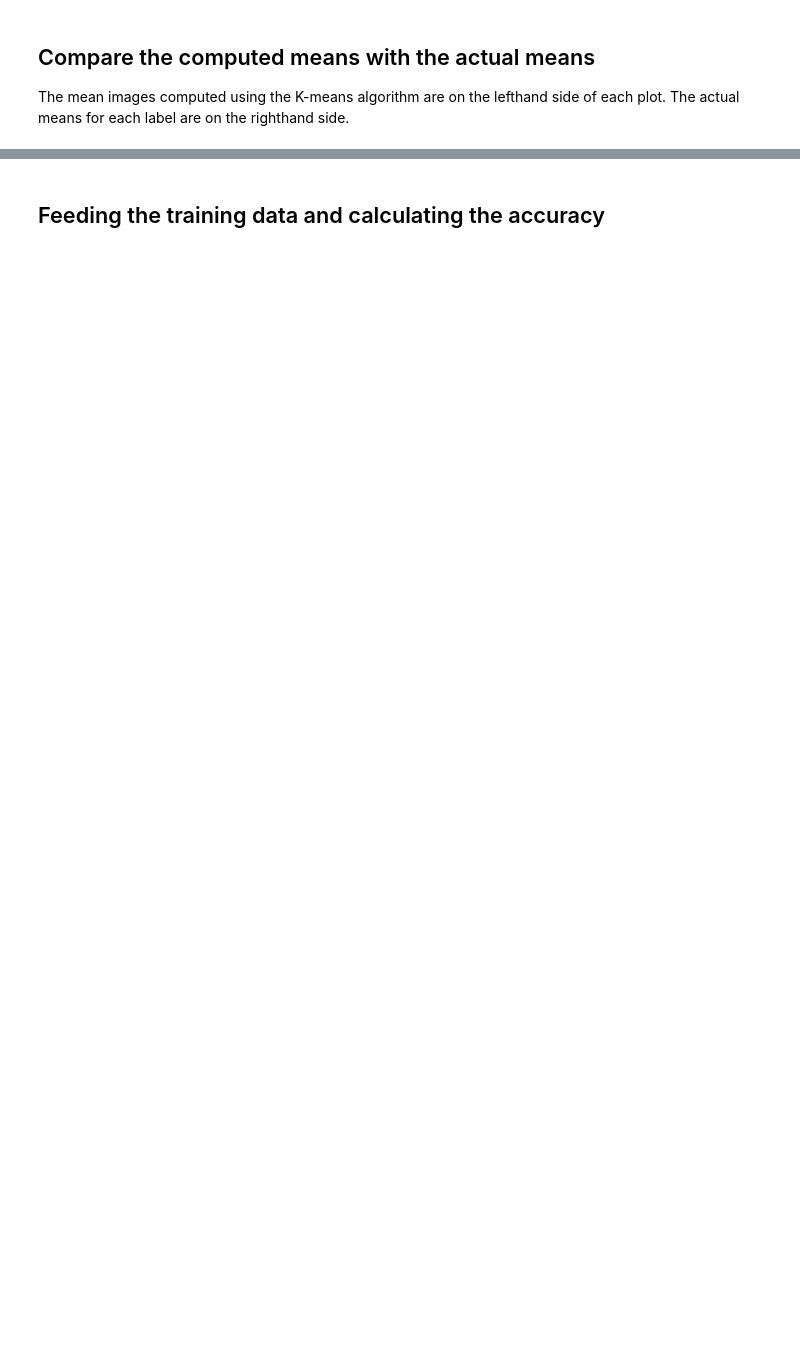
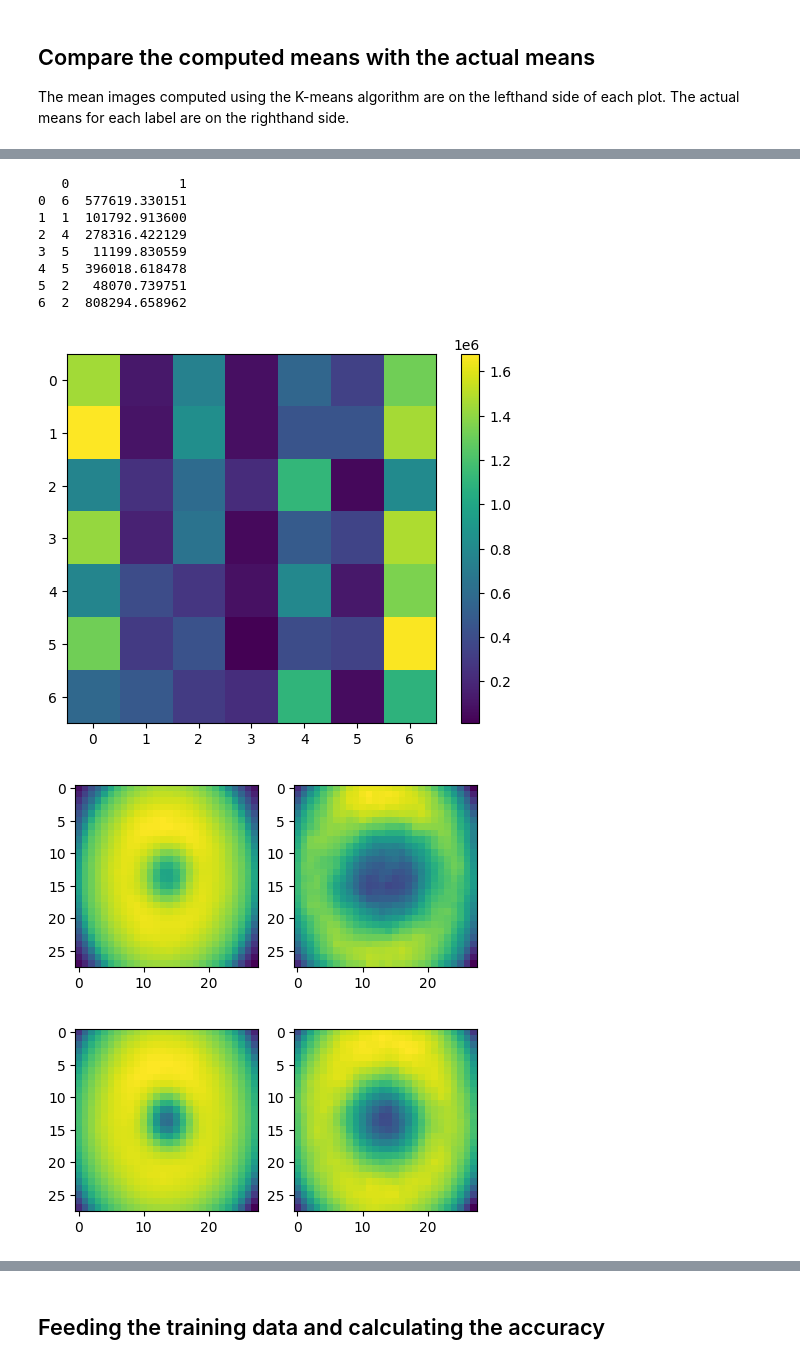
Before and after one commit to lusxvr/cogs118b_finalProject, a Jupyter notebook: kmeans.ipynb, the cells around one changed output, grey strips where cells are left out. Saved outputs shown, nothing was run; the diff lists cells and outputs as text; code cells hidden in the pictures; blank space fills up the shorter version.

```diff
--- a/kmeans.ipynb
+++ b/kmeans.ipynb
@@ -203,0 +263,34 @@ for i in range(len(img_index_group)):
+# %%
+
+MSE = np.empty([len(mean), len(k_mus)])
+for i in range(len(mean)):
+    for j in range(len(k_mus)):
+        MSE[i][j] = ((mean[i] - k_mus[j]).transpose().dot(mean[i] - k_mus[j]))
+
+df_MSE = pd.DataFrame(MSE)
+
+#print(df_MSE)
+
+df_matching = pd.concat((df_MSE.idxmin(), df_MSE.min()), axis=1)
+print(df_matching)
+
+disp_img(df_MSE, colorbar=True)
+
+for i in range(len(img_index_group)):
+    fig = plt.figure(figsize=(8, 8))
+    plt.subplot(1, 3, 1)
+    plt.imshow(np.reshape(k_mus[df_matching[0][i]], (28, 28)))
+    plt.subplot(1, 3, 2)
+    disp_img(mean[i])
+# %% [output]
+   0              1
+0  6  577619.330151
+1  1  101792.913600
+2  4  278316.422129
+3  5   11199.830559
+4  5  396018.618478
+5  2   48070.739751
+6  2  808294.658962
+[figure, added]
+[figure, added]
+[figure, added]
```
Also changed, not shown: parts of 11 cells of this notebook.
